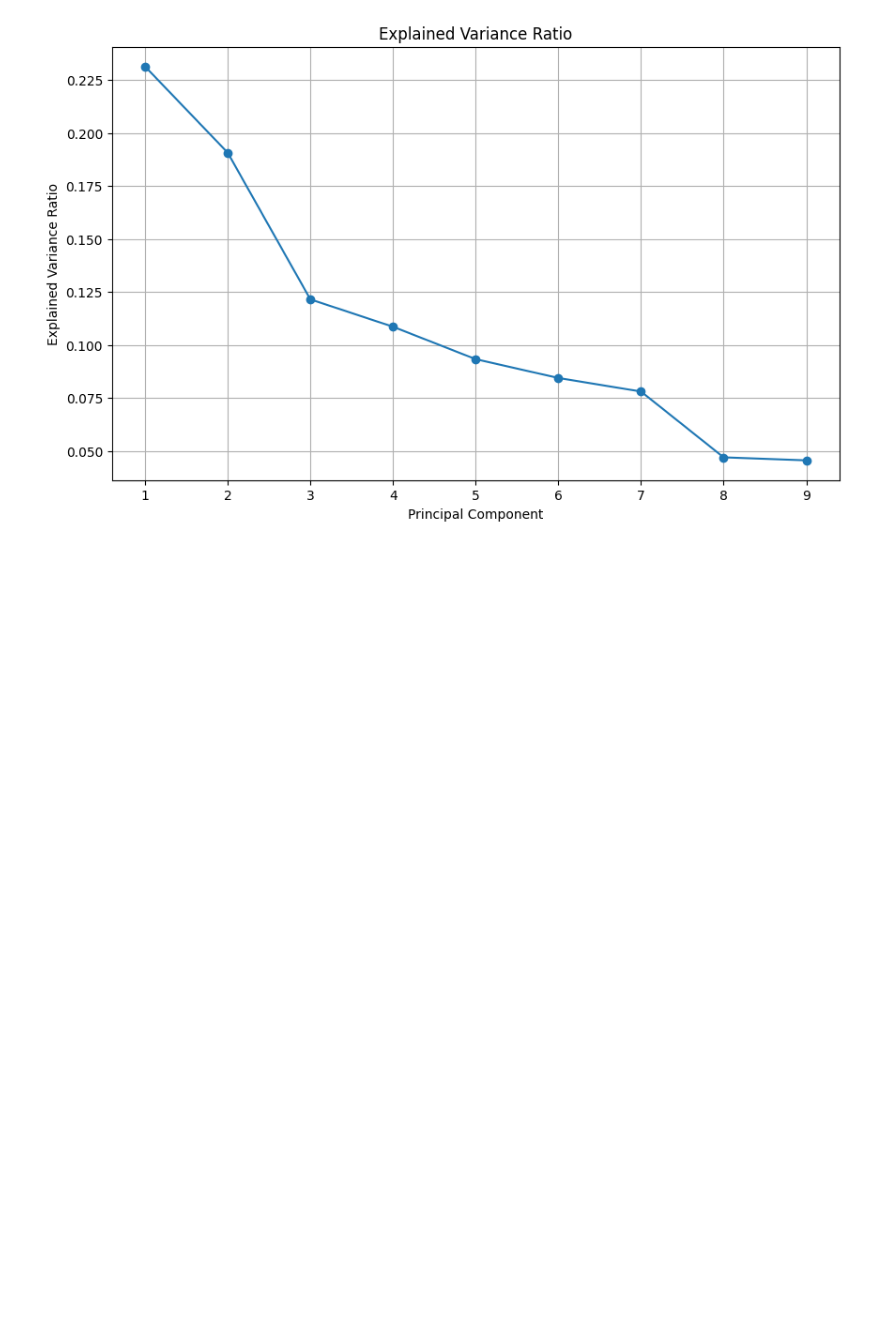
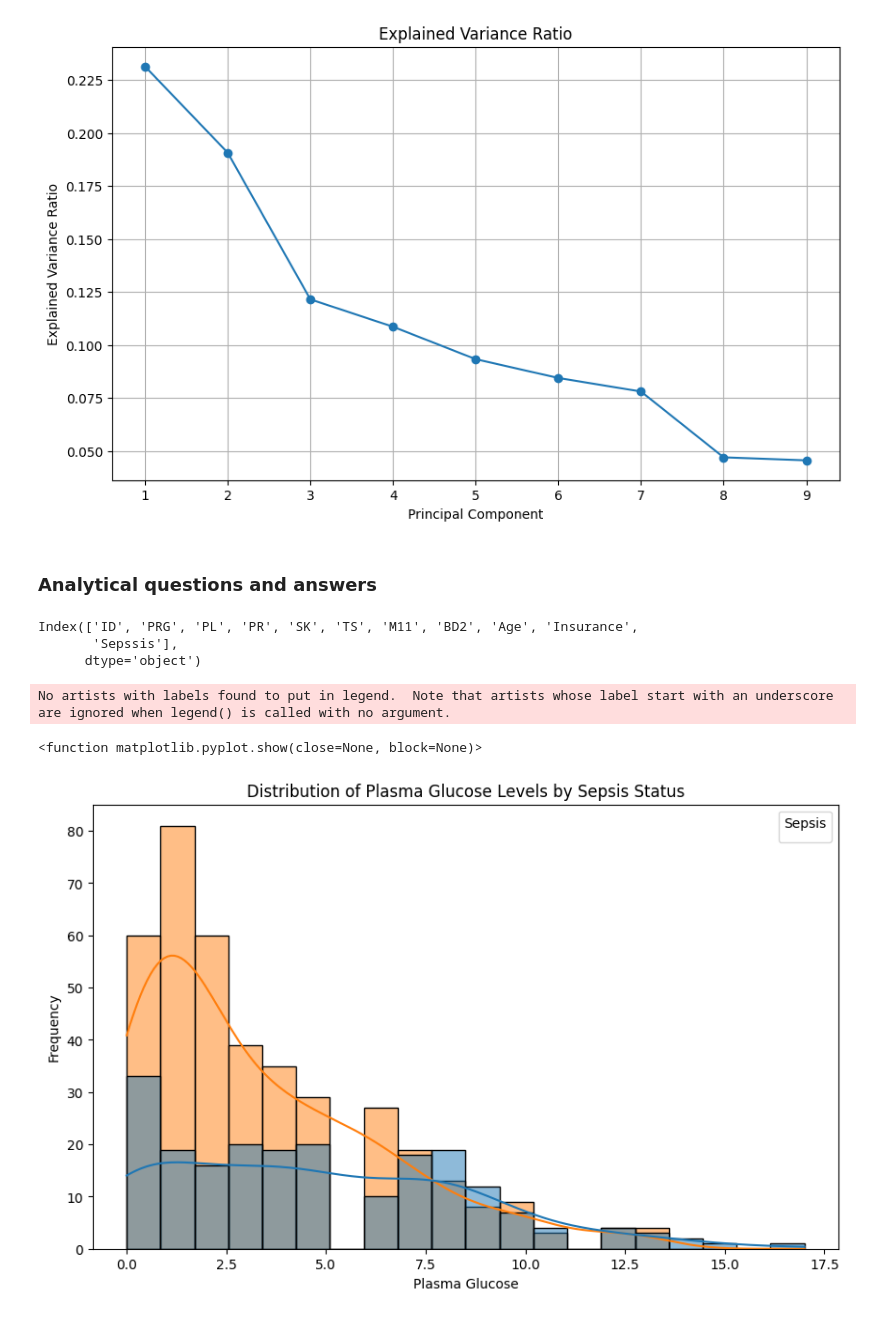
Before and after one commit to CODE-MUCHIRA/Building-a-FastAPI-for-Sepsis-Prediction-, a Jupyter notebook: notebook.ipynb, the cells around one changed output. Saved outputs shown, nothing was run; the diff lists cells and outputs as text; code cells hidden in the pictures; blank space fills up the shorter version.

```diff
--- a/notebook.ipynb
+++ b/notebook.ipynb
@@ -246,3 +259,24 @@ plt.grid(True)
 plt.show()
 # %% [output]
 [figure]
+# %% [markdown]
+### Analytical questions and answers
+# %%
+df_train.columns
+# %% [output]
+Index(['ID', 'PRG', 'PL', 'PR', 'SK', 'TS', 'M11', 'BD2', 'Age', 'Insurance',
+       'Sepssis'],
+      dtype='object')
+# %%
+# Question 1: Distribution of plasma glucose levels among patients who develop sepsis vs. those who don't
+plt.figure(figsize=(10, 6))
+sns.histplot(data=df_train, x='PRG', hue='Sepssis', bins=20, kde=True)
+plt.title('Distribution of Plasma Glucose Levels by Sepsis Status')
+plt.xlabel('Plasma Glucose')
+plt.ylabel('Frequency')
+plt.legend(title='Sepsis')
+plt.show
+# %% [output]
+No artists with labels found to put in legend.  Note that artists whose label start with an underscore are ignored when legend() is called with no argument.
+<function matplotlib.pyplot.show(close=None, block=None)>
+[figure, added]
```
Also changed, not shown: parts of 20 cells of this notebook.
